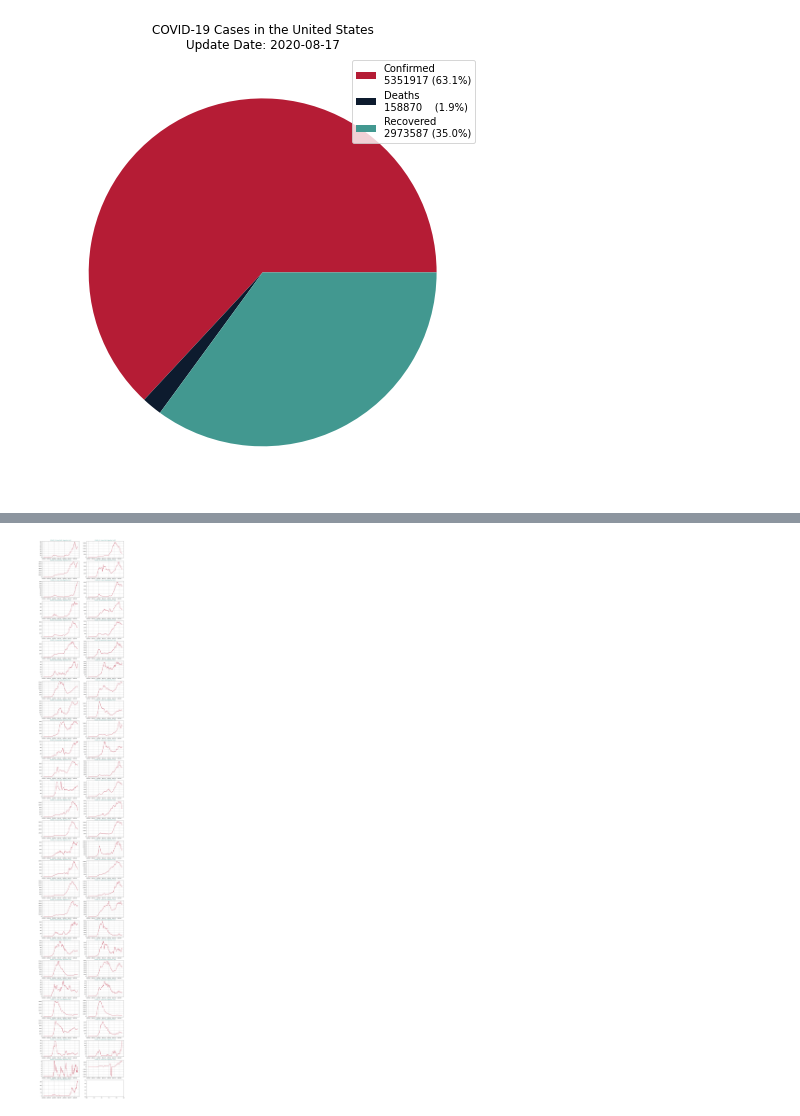
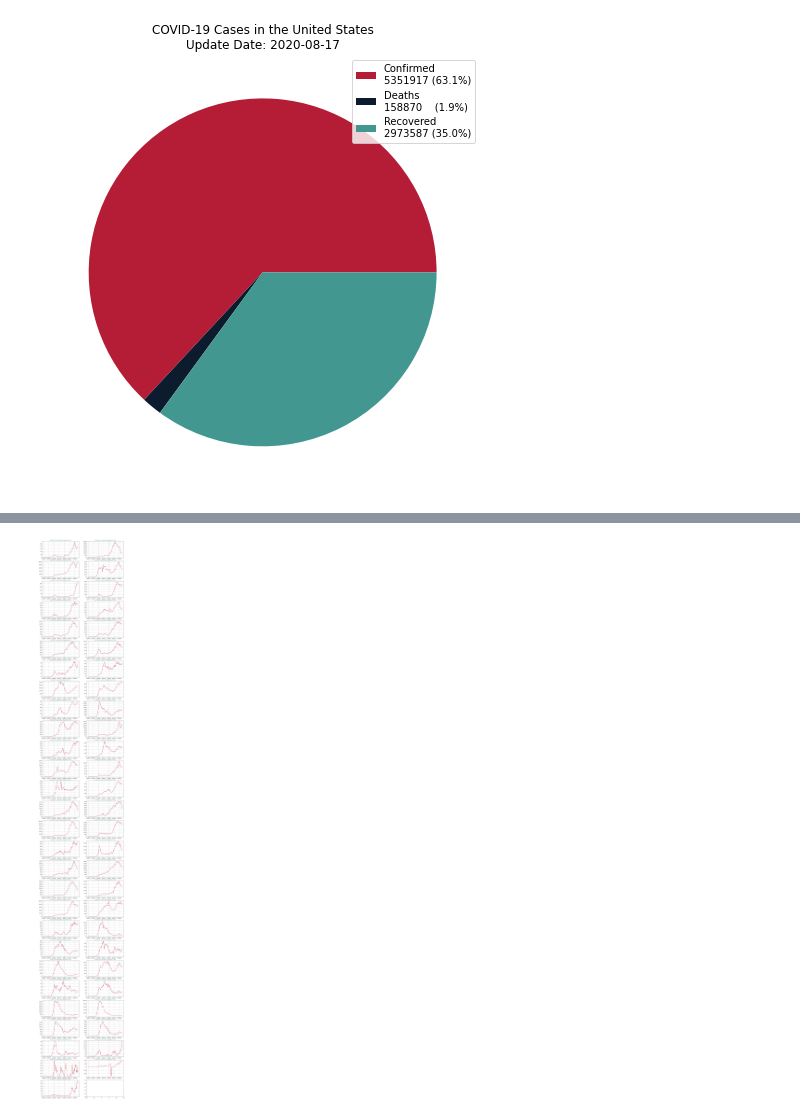
Before and after one commit to calldrj/COVID19.DataMining, a Jupyter notebook: COVID-19.Visualization.ipynb, the cells around one changed output, grey strips where cells are left out. Cells and saved outputs as stored; diff of their text form; code cells hidden in the pictures.

Commit message:
visualization of time-series data in COVID-19 in the US datasets

```diff
--- a/COVID-19.Visualization.ipynb
+++ b/COVID-19.Visualization.ipynb
@@ -72,17 +90,15 @@ plt.show()
 # %%
-rolling_window = 7
-rolling_states = df_st.rolling(rolling_window).sum()
-cases = {colors[0]: 'Confirmed', colors[1]: 'Deaths', colors[2]: 'Recovered'}
+rolling_states = df_st.rolling(rolling_window).mean()
 
 fig, axes = plt.subplots(28, 2, figsize=(16,112))
 states = df_st.columns.to_list()
 
 for k in range(len(states)):
     ax, state = axes[k // 2][k % 2], states[k]
     ax.plot(rolling_states[state], color=colors[0])
     ax.set_title('COVID-19 Cases Daily Reported in {}'.format(state), color=colors[2])
     ax.grid()
 
 plt.show()
 # %% [output]
-[figure, old version]
+[figure, new version]
```
Also changed, not shown: parts of 6 cells of this notebook.
